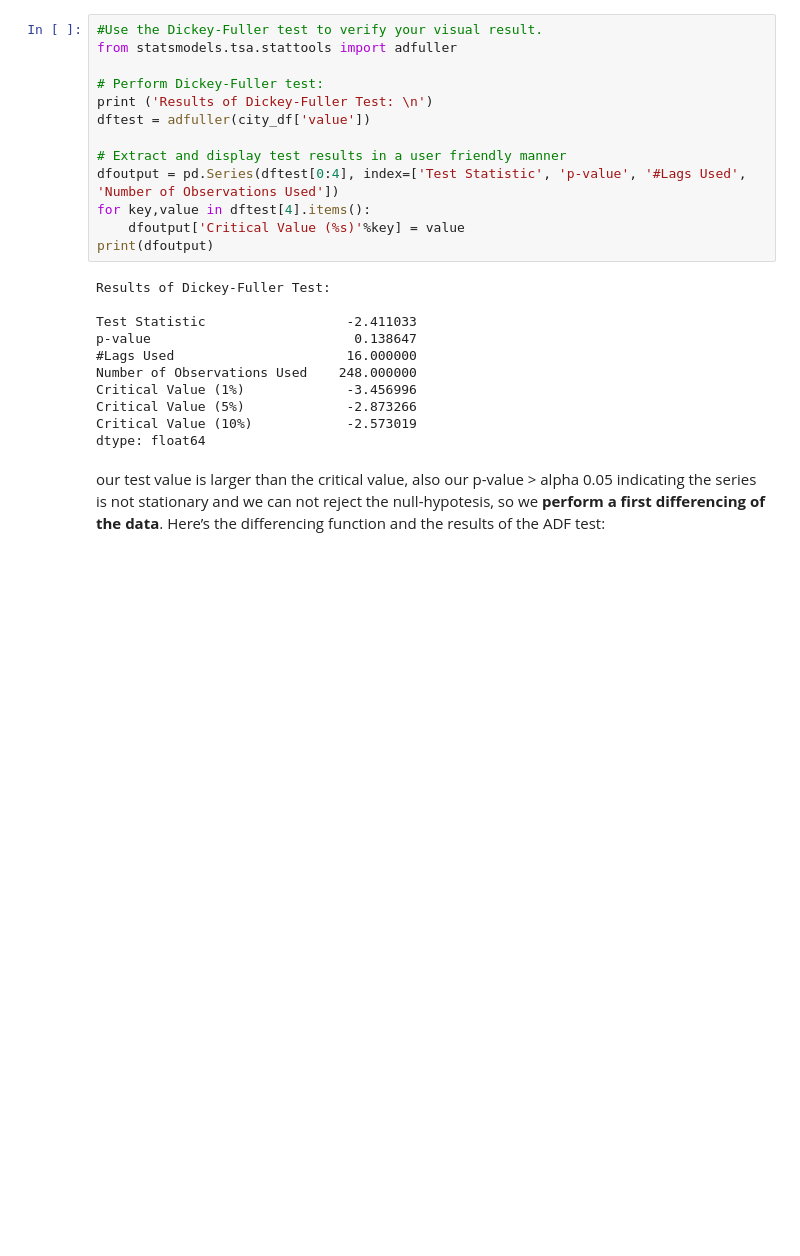
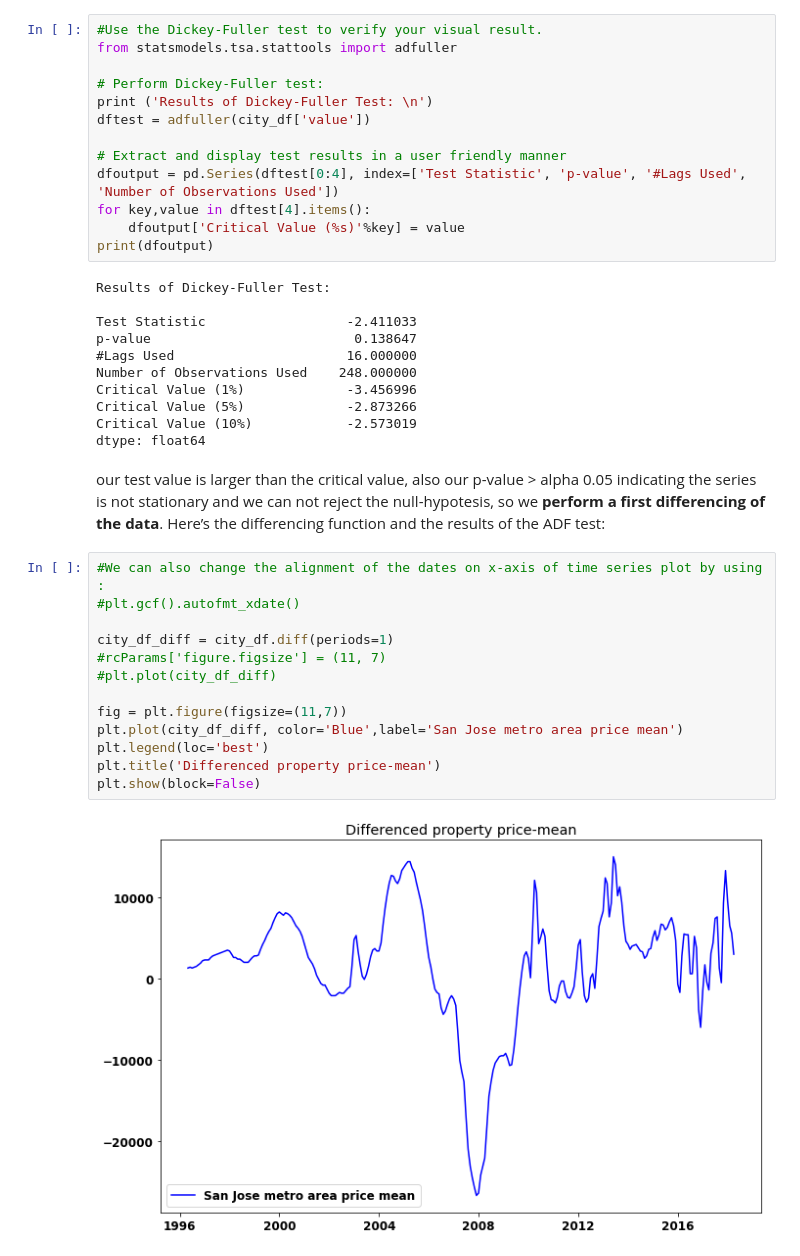
Before and after one commit to FarnazG/CodeReviews, a Jupyter notebook: time_series_codereview.ipynb, the cells around one changed output. Saved outputs shown, nothing was run; the diff lists cells and outputs as text; blank space fills up the shorter version.

```diff
--- a/time_series_codereview.ipynb
+++ b/time_series_codereview.ipynb
@@ -278,3 +278,18 @@ dtype: float64
 # %% [markdown]
 our test value is larger than the critical value, also our p-value > alpha 0.05 indicating the series is not stationary and we can not reject the null-hypotesis, so we **perform a first differencing of the data**.
 Here’s the differencing function and the results of the ADF test:
+# %%
+#We can also change the alignment of the dates on x-axis of time series plot by using :
+#plt.gcf().autofmt_xdate()
+
+city_df_diff = city_df.diff(periods=1)
+#rcParams['figure.figsize'] = (11, 7)
+#plt.plot(city_df_diff)
+
+fig = plt.figure(figsize=(11,7))
+plt.plot(city_df_diff, color='Blue',label='San Jose metro area price mean')
+plt.legend(loc='best')
+plt.title('Differenced property price-mean')
+plt.show(block=False)
+# %% [output]
+[figure, added]
```
Also changed, not shown: parts of 1 cell of this notebook.
